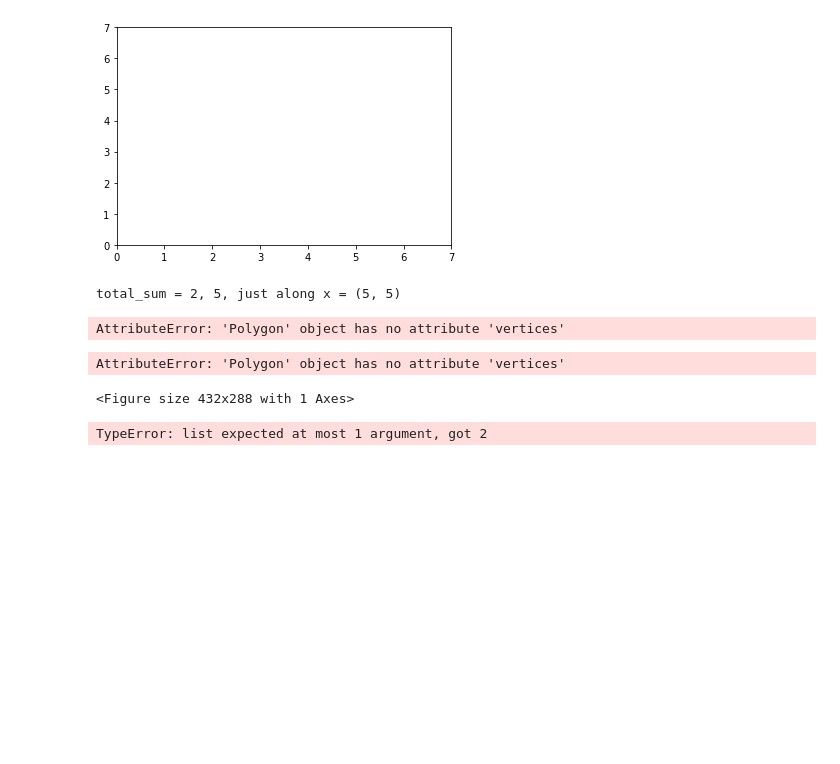
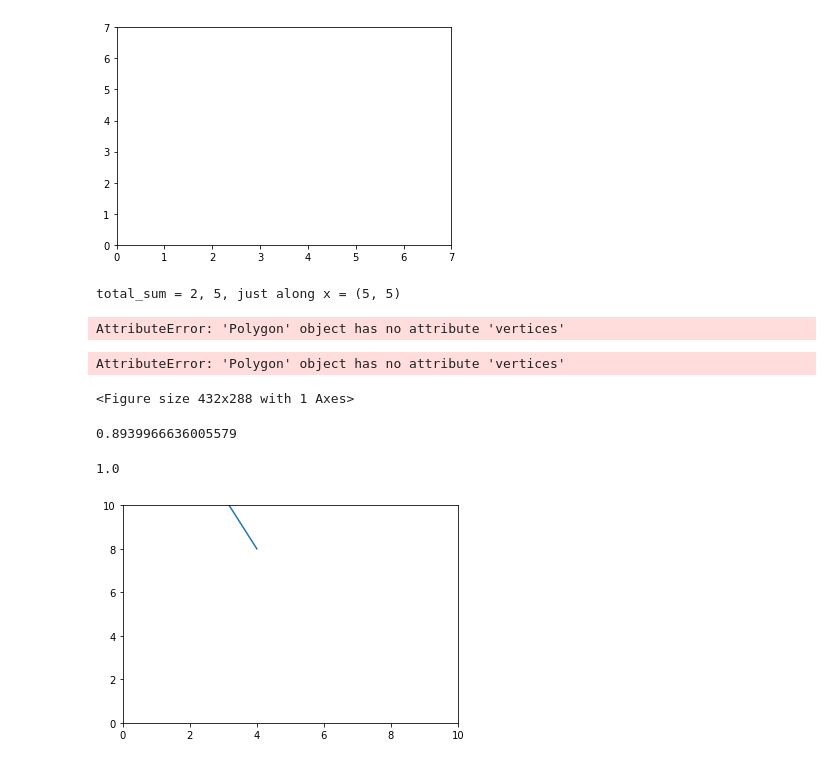
Before and after one commit to AlessandroLodi/DPhil-Thesis-Oxford, a Jupyter notebook: chapter_fabrication/figures/plotting_fabrication.ipynb, the cells around one changed output. Drawn from its saved outputs; the diff is of its cells as text; code cells hidden in the pictures; blank space fills up the shorter version.

```diff
--- a/chapter_fabrication/figures/plotting_fabrication.ipynb
+++ b/chapter_fabrication/figures/plotting_fabrication.ipynb
@@ -56,7 +56,47 @@ ax.set_ylim(-pts.min()*1.20,pts.max()*1.20)
 AttributeError: 'Polygon' object has no attribute 'vertices'
 AttributeError: 'Polygon' object has no attribute 'vertices'
 <Figure size 432x288 with 1 Axes>
-# %%
-list(p, q)
-# %% [output]
-TypeError: list expected at most 1 argument, got 2
+# %%
+import math
+
+opposite = 5
+angle = 90
+hypotenuse = 5 / math.sin(math.radians(angle))
+adjacent = 5 / math.tan(angle)
+# %%
+math.sin(angle)
+# %% [output]
+0.8939966636005579
+# %%
+math.sin(math.radians(angle))
+# %% [output]
+1.0
+# %%
+import matplotlib.pyplot as plt
+def plot_point(point, angle, length):
+     '''
+     point - Tuple (x, y)
+     angle - Angle you want your end point at in degrees.
+     length - Length of the line you want to plot.
+
+     Will plot the line on a 10 x 10 plot.
+     '''
+     # unpack the first point
+     x, y = point
+
+     # find the end point
+     endy = y + length * math.sin(math.radians(angle))
+     endx = length * math.cos(math.radians(angle))
+
+     # plot the points
+     fig = plt.figure()
+     ax = plt.subplot(111)
+     ax.set_ylim([0, 10])   # set the bounds to be 10, 10
+     ax.set_xlim([0, 10])
+     ax.plot([x, endx], [y, endy])
+
+     fig.show()
+
+plot_point((4,8), 45, 4)
+# %% [output]
+[figure, added]
```
Also changed, not shown: 3 other files.
